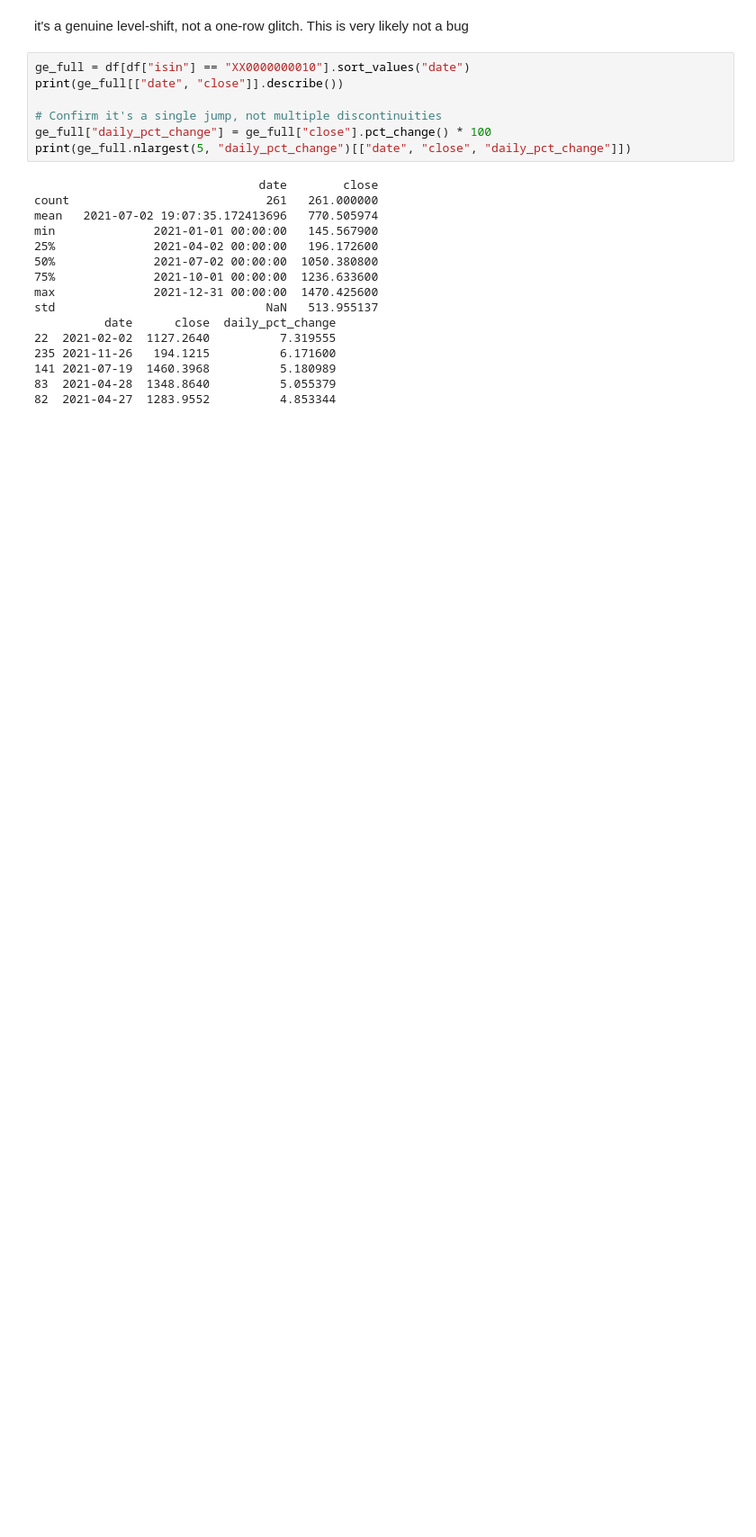
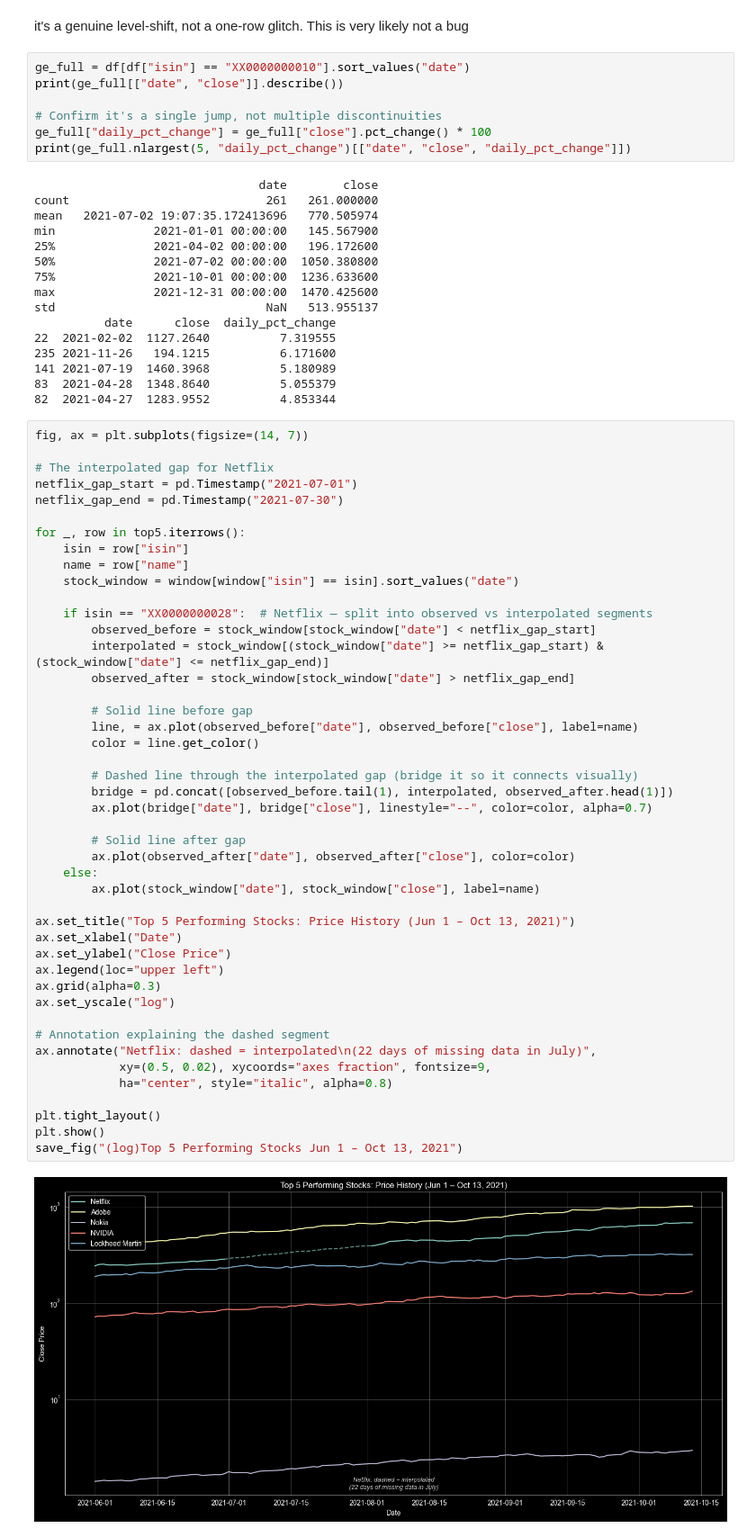
Before and after one commit to thehardikmadaan/Coding_Exercise_Inkubator_100_Plus_GmbH, a Jupyter notebook: hardik_src/solution.ipynb, the cells around one changed output. Shown at 90% size. Cells and saved outputs as stored; diff of their text form; blank space fills up the shorter version.

Commit message:
Documented stock trends in `Summary.md`, added missing data interpolation for Netflix in `solution.ipynb`, and visualized top 5 price history with log-scaled line chart.

```diff
--- a/hardik_src/solution.ipynb
+++ b/hardik_src/solution.ipynb
@@ -743,3 +743,50 @@ std                              NaN   513.955137
 141 2021-07-19  1460.3968          5.180989
 83  2021-04-28  1348.8640          5.055379
 82  2021-04-27  1283.9552          4.853344
+# %%
+fig, ax = plt.subplots(figsize=(14, 7))
+
+# The interpolated gap for Netflix
+netflix_gap_start = pd.Timestamp("2021-07-01")
+netflix_gap_end = pd.Timestamp("2021-07-30")
+
+for _, row in top5.iterrows():
+    isin = row["isin"]
+    name = row["name"]
+    stock_window = window[window["isin"] == isin].sort_values("date")
+
+    if isin == "XX0000000028":  # Netflix — split into observed vs interpolated segments
+        observed_before = stock_window[stock_window["date"] < netflix_gap_start]
+        interpolated = stock_window[(stock_window["date"] >= netflix_gap_start) & (stock_window["date"] <= netflix_gap_end)]
+        observed_after = stock_window[stock_window["date"] > netflix_gap_end]
+
+        # Solid line before gap
+        line, = ax.plot(observed_before["date"], observed_before["close"], label=name)
+        color = line.get_color()
+
+        # Dashed line through the interpolated gap (bridge it so it connects visually)
+        bridge = pd.concat([observed_before.tail(1), interpolated, observed_after.head(1)])
+        ax.plot(bridge["date"], bridge["close"], linestyle="--", color=color, alpha=0.7)
+
+        # Solid line after gap
+        ax.plot(observed_after["date"], observed_after["close"], color=color)
+    else:
+        ax.plot(stock_window["date"], stock_window["close"], label=name)
+
+ax.set_title("Top 5 Performing Stocks: Price History (Jun 1 – Oct 13, 2021)")
+ax.set_xlabel("Date")
+ax.set_ylabel("Close Price")
+ax.legend(loc="upper left")
+ax.grid(alpha=0.3)
+ax.set_yscale("log")
+
+# Annotation explaining the dashed segment
+ax.annotate("Netflix: dashed = interpolated\n(22 days of missing data in July)",
+            xy=(0.5, 0.02), xycoords="axes fraction", fontsize=9,
+            ha="center", style="italic", alpha=0.8)
+
+plt.tight_layout()
+plt.show()
+save_fig("(log)Top 5 Performing Stocks Jun 1 – Oct 13, 2021")
+# %% [output]
+[figure, added]
```
Also changed, not shown: parts of 1 cell of this notebook, 3 other files.
